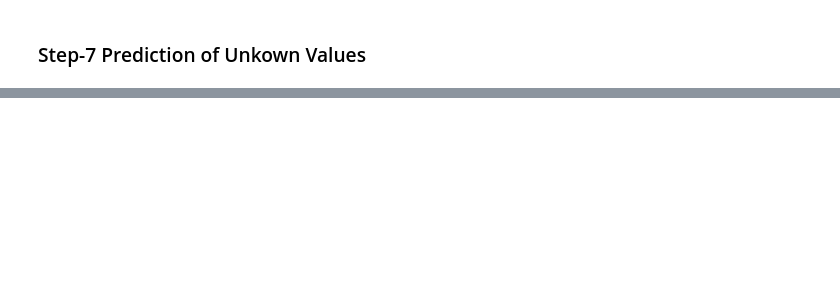
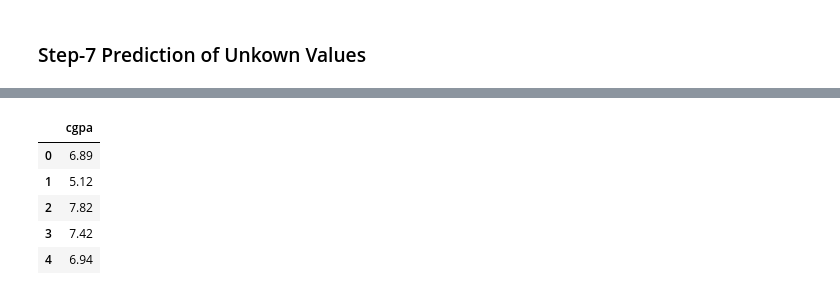
Before and after one commit to uzairafridi00/machine-learning, a Jupyter notebook: Code/SimpleLinearRegression.ipynb, the cells around one changed output, grey strips where cells are left out. Saved outputs shown, nothing was run; the diff lists cells and outputs as text; code cells hidden in the pictures; blank space fills up the shorter version.

```diff
--- a/Code/SimpleLinearRegression.ipynb
+++ b/Code/SimpleLinearRegression.ipynb
@@ -96,0 +89,9 @@ array([36092.67427736, 45405.24940409, 54717.82453082, 64030.39965754,
+# %%
+X.head()
+# %% [output]
+|  | cgpa |
+| 0 | 6.89 |
+| 1 | 5.12 |
+| 2 | 7.82 |
+| 3 | 7.42 |
+| 4 | 6.94 |
```
Also changed, not shown: parts of 28 cells of this notebook, 2 other files.
